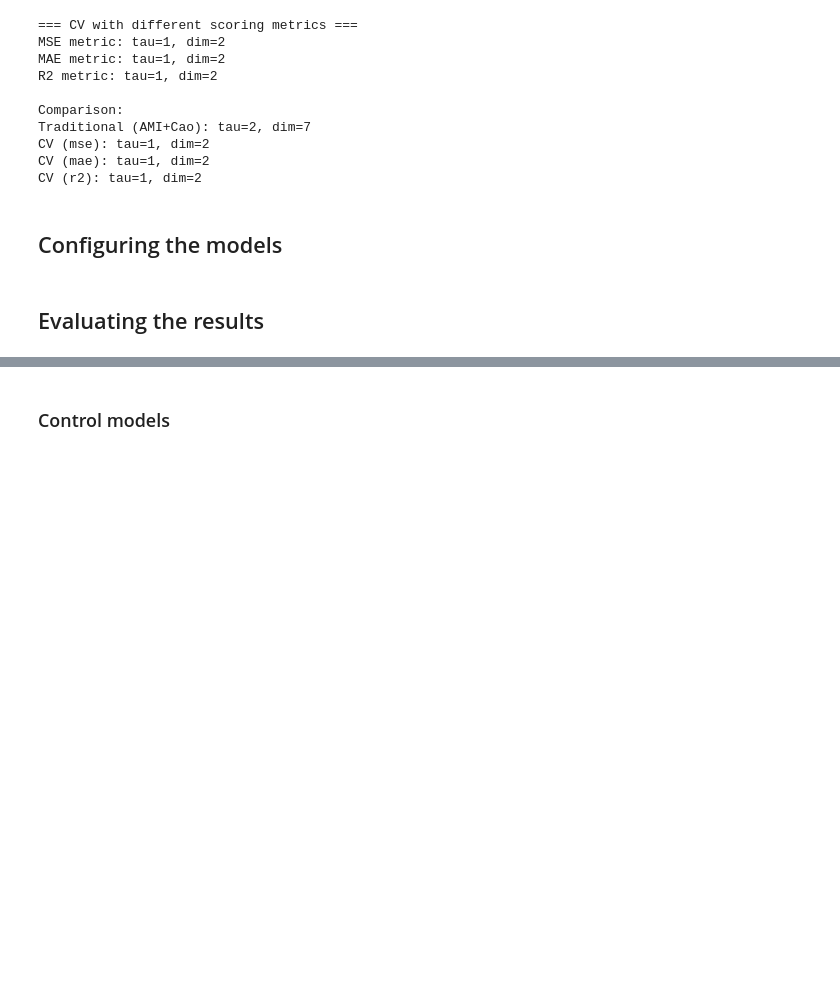
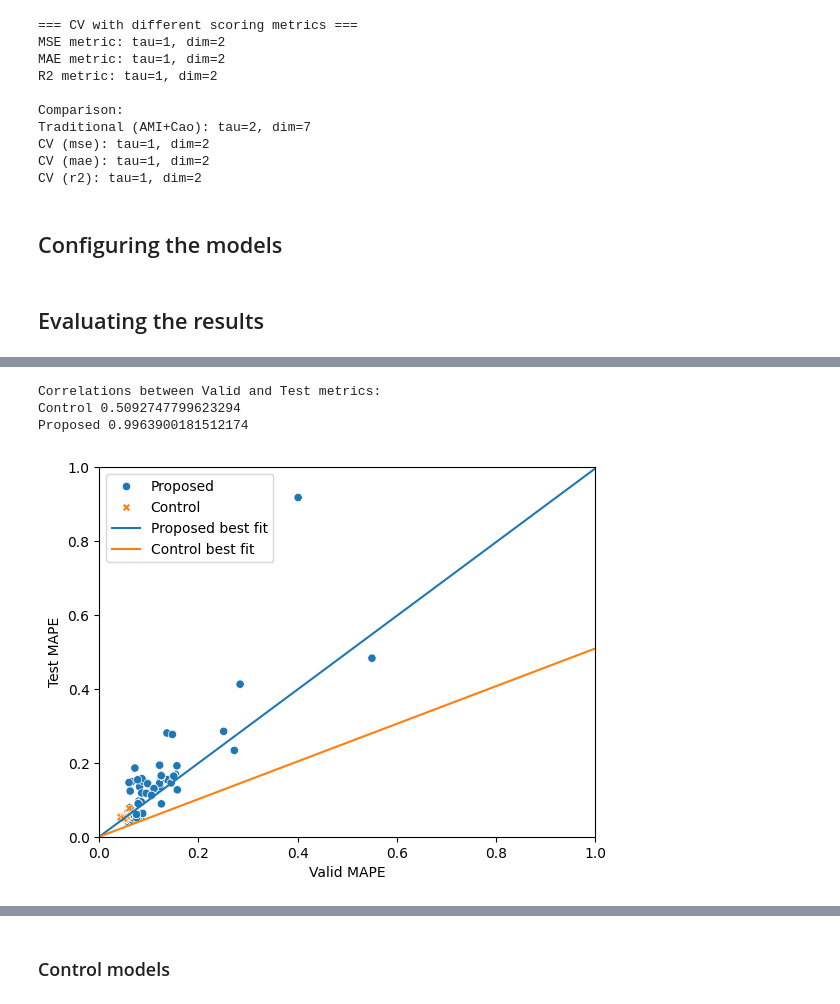
Before and after one commit to lichterberci/rbfar-ols, a Jupyter notebook: experiments.ipynb, the cells around one changed output, grey strips where cells are left out. Cells and saved outputs as stored; diff of their text form; code cells hidden in the pictures; blank space fills up the shorter version.

```diff
--- a/experiments.ipynb
+++ b/experiments.ipynb
@@ -335,3 +409,43 @@ Best proposed model is: SvdOptimizer-w.pretraining(m=100, alpha=0.01, eps=0 tune
+# %%
+AXIS_LIM = (0, 1)
+# %%
+valid_metric = (
+    PROPOSED_MODEL_SELECTION_CRITERION
+    if PROPOSED_MODEL_SELECTION_CRITERION.startswith("Valid")
+    else "Valid " + PROPOSED_MODEL_SELECTION_CRITERION.split(" ")[1]
+)
+test_metric = (
+    "Test " + PROPOSED_MODEL_SELECTION_CRITERION.split(" ")[1]
+    if PROPOSED_MODEL_SELECTION_CRITERION.startswith("Valid")
+    else PROPOSED_MODEL_SELECTION_CRITERION
+)
+sns.scatterplot(
+    data=results_df, x=valid_metric, y=test_metric, hue="Type", style="Type"
+)
+plt.xlim(*AXIS_LIM)
+plt.ylim(*AXIS_LIM)
+# Calculate correlations for each category
+correlations = results_df.groupby("Type")[results_df.columns].apply(
+    lambda df: df[valid_metric].corr(df[test_metric])
+)
+print("Correlations between Valid and Test metrics:")
+print("Control", correlations.get("Control", np.nan))
+print("Proposed", correlations.get("Proposed", np.nan))
+
+# Add best fit lines for each category
+for typ in results_df["Type"].unique():
+    subset = results_df[results_df["Type"] == typ]
+    x = subset[valid_metric]
+    y = subset[test_metric]
+    x_line = np.linspace(*AXIS_LIM, 100)
+    plt.plot(x_line, correlations[typ] * x_line, label=f"{typ} best fit")
+plt.legend()
+plt.show()
+# %% [output]
+Correlations between Valid and Test metrics:
+Control 0.5092747799623294
+Proposed 0.9963900181512174
+[figure, added]
 # %%
 # Find the index of the best proposed model based on lowest Test NRMSE
 best_proposed_idx = results_df[results_df["Type"] == "Proposed"][
```
Also changed, not shown: parts of 17 cells of this notebook, 1 other file.
